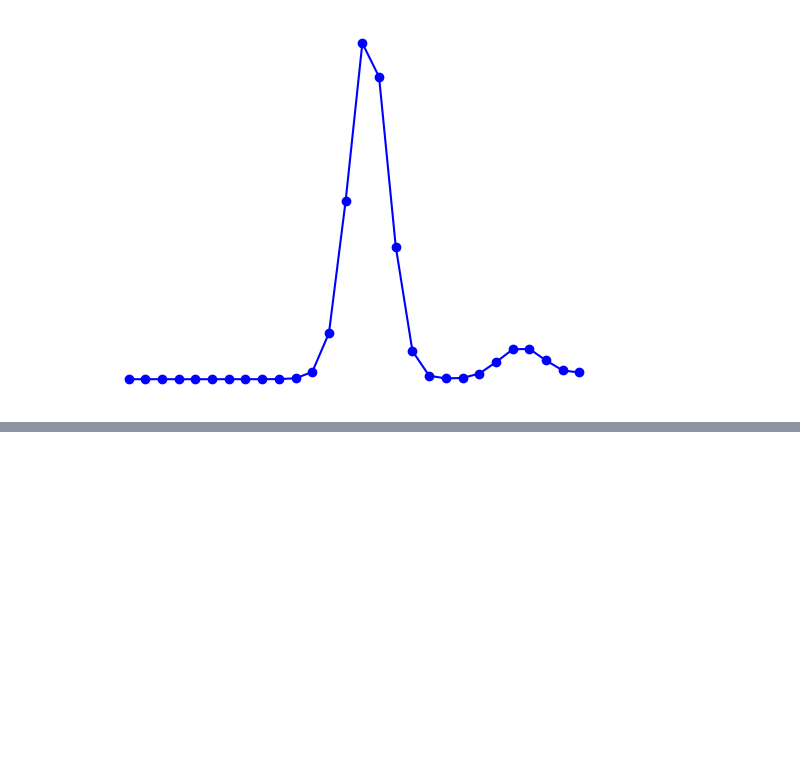
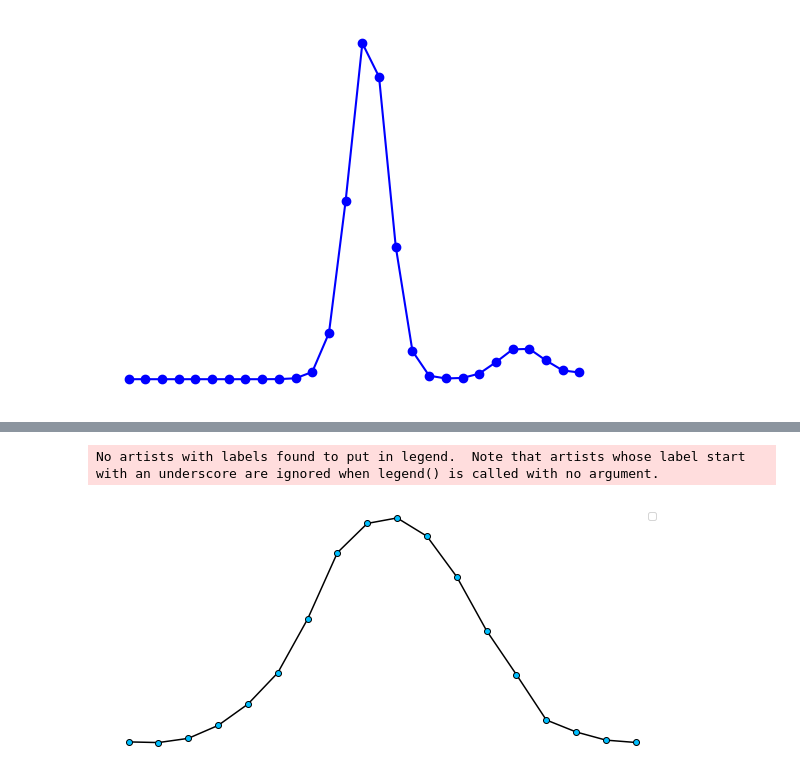
Before and after one commit to wwbwang/sr_3dunet, a Jupyter notebook: scripts/get_paper_picture/gen_FHWM.ipynb, the cells around one changed output, grey strips where cells are left out. Cells and saved outputs as stored; diff of their text form; code cells hidden in the pictures; blank space fills up the shorter version.

```diff
--- a/scripts/get_paper_picture/gen_FHWM.ipynb
+++ b/scripts/get_paper_picture/gen_FHWM.ipynb
@@ -203,0 +212,80 @@ print_FWHM(MPCN_img, GT_img)
+# %%
+img_ori = tifffile.imread('/share/home/wangwb/workspace/sr_3dunet/datasets/bigbigtif_sr/img_MIP_input.tif')
+img_sr = tifffile.imread('/share/home/wangwb/workspace/sr_3dunet/datasets/bigbigtif_sr/img_MIP_output.tif')
+# %%
+# Increase y
+start_x = 77
+start_y = 166 # 110
+
+# size = 64
+len_ = 18
+
+def norm_list(input_list):
+    output_list = (input_list - np.min(input_list)) / (np.max(input_list) - np.min(input_list))
+    return output_list
+
+def gaussian_fit(list_coor, list_val):
+
+    def gaus(x,a,x0,sigma):
+        return a*exp(-(x-x0)**2/(2*sigma**2))
+
+    def getmean_and_sigma(list_coor, list_val):
+        x = np.asarray(range(len(list_coor)))
+        y = list_val
+        mean = sum(x * y)
+        sigma = sum(y*(x-mean)**2)/len(list_coor)
+        return mean,sigma
+
+    list_val = norm_list(list_val)
+    mean, sigma = getmean_and_sigma(list_coor, list_val)
+    popt, pcov = curve_fit(gaus, list_coor,list_val,p0=[1, mean, sigma])
+    list_val = gaus(list_coor,*popt)
+    list_val = norm_list(list_val)
+    return list_coor, list_val
+
+def get_listxy(img):
+    list_coor = list(range(0,len_))
+    list_val = img[start_y, start_x:start_x+len_]
+    return list_coor, list_val
+
+def plt_img():
+    plt.figure(figsize=(10, 10))
+    plt.subplot(211)
+
+    list_x, list_y_input = get_listxy(img_ori)
+    list_y_input = norm_list(list_y_input)
+    # list_x, list_y_input = gaussian_fit(list_x, list_y_input)
+    # plt.plot(list_x, list_y_input, color='red', label='input_img_iso')
+    plt.plot(list_y_input, marker='o', linestyle='-', color='black', markerfacecolor='#00BFFF')
+
+    list_x, list_y_input = get_listxy(img_sr)
+    list_y_input = norm_list(list_y_input)
+    # plt.plot(list_x, list_y_input, color='green', label='GT_img_iso')
+
+    # plt.plot(list_y_input, marker='o', linestyle='-', color='black')
+    # markerfacecolor='cyan', 00BFFF 0000CC
+    # plt.plot(list_y_input, marker='o', linestyle='-', color='black', markerfacecolor='#00BFFF')
+    plt.axis('off')
+
+    plt.legend()
+    plt.xlabel("Distance(μm)")
+    plt.ylabel("Normalized intensity")
+    plt.show()
+
+    plt.figure(figsize=(50, 30))
+    plt.subplot(234)
+    plt.imshow(img_ori, cmap='gray')
+    plt.plot([start_x, start_x + len_], [start_y, start_y], color='red', linewidth=1, linestyle='dashed')
+    plt.axis('off')
+    # plt.title('input_img_anisoMIP')
+
+    plt.subplot(235)
+    plt.imshow(img_sr, cmap='gray')
+    plt.plot([start_x, start_x + len_], [start_y, start_y], color='red', linewidth=1, linestyle='dashed')
+    plt.axis('off')
+    # plt.title('input_img_anisoMIP')
+
+plt_img()
+# %% [output]
+No artists with labels found to put in legend.  Note that artists whose label start with an underscore are ignored when legend() is called with no argument.
+[figure, added]
```
Also changed, not shown: parts of 3 cells of this notebook, 18 other files.
